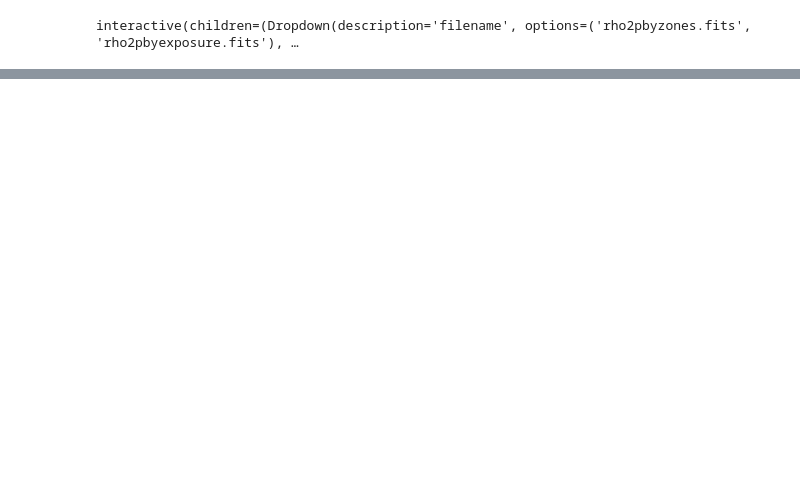
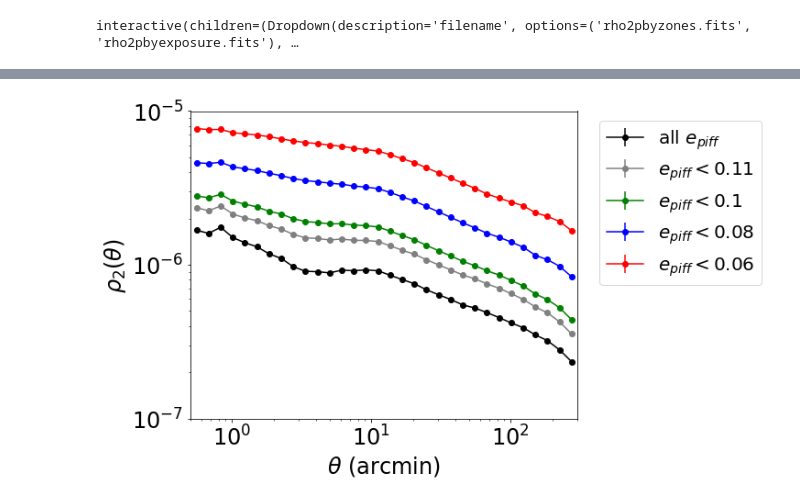
Before and after one commit to andalenavals/notebooks, a Jupyter notebook: y3a1-v29tests/y3a1-v29TESTS.ipynb, the cells around one changed output, grey strips where cells are left out. Cells and saved outputs as stored; diff of their text form; code cells hidden in the pictures; blank space fills up the shorter version.

Commit message:
including json files and rho by analysis data

```diff
--- a/y3a1-v29tests/y3a1-v29TESTS.ipynb
+++ b/y3a1-v29tests/y3a1-v29TESTS.ipynb
@@ -246,0 +285,9 @@ def plotCCD2D(filename, field, title, cmap_name):
+# %%
+def pretty_rho2(meanr, rho, sig, sqrtn,figcolor):
+    import matplotlib
+    import matplotlib.pyplot as plt
+
+    plt.plot(meanr, rho, color=figcolor)
+    plt.plot(meanr, -rho, color=figcolor, ls=':')
+    plt.errorbar(meanr[rho>0], rho[rho>0], yerr=sig[rho>0]/sqrtn, color=figcolor, ls='', marker='o')
+    plt.errorbar(meanr[rho<0], -rho[rho<0], yerr=sig[rho<0]/sqrtn, color=figcolor, ls='', marker='o')
@@ -358,0 +498,38 @@ interactive(children=(Dropdown(description='filename', options=('rho2pbyzones.fi
+# %%
+meanr,rho2p, sig_rho2, sqrtn= readrho2fromjson("json/test2b/allzones_rho_all_irz.json")
+meanr_1,rho2p_1, sig_rho2_1, sqrtn_1 = readrho2fromjson("json/test2b/allzones_ep0.1_rho_all_irz.json")
+meanr_2,rho2p_2, sig_rho2_2, sqrtn_2 = readrho2fromjson("json/test2b/allzones_ep0.06_rho_all_irz.json")
+meanr_3,rho2p_3, sig_rho2_3, sqrtn_3 = readrho2fromjson("json/test2b/allzones_ep0.08_rho_all_irz.json")
+meanr_4,rho2p_4, sig_rho2_4, sqrtn_4 = readrho2fromjson("json/test2b/allzones_ep0.11_rho_all_irz.json")
+# %%
+%matplotlib inline
+import matplotlib.pyplot as plt
+fig=plt.figure(1,figsize=(12,6))
+
+pretty_rho2(meanr, rho2p, sig_rho2, sqrtn,figcolor='black')
+pretty_rho2(meanr_1, rho2p_1, sig_rho2_1, sqrtn_1,figcolor='green')
+pretty_rho2(meanr_2, rho2p_2, sig_rho2_2, sqrtn_2,figcolor='red')
+pretty_rho2(meanr_3, rho2p_3, sig_rho2_3, sqrtn_3,figcolor='blue')
+pretty_rho2(meanr_4, rho2p_4, sig_rho2_4, sqrtn_3,figcolor='gray')
+
+
+rho2_line = plt.errorbar(-meanr, rho2p, yerr=sig_rho2, color='black', marker='o')
+rho2_line_1 = plt.errorbar(-meanr_1, rho2p_1, yerr=sig_rho2_1, color='green', marker='o')
+rho2_line_2 = plt.errorbar(-meanr_2, rho2p_2, yerr=sig_rho2_2, color='red', marker='o')
+rho2_line_3 = plt.errorbar(-meanr_3, rho2p_3, yerr=sig_rho2_3, color='blue', marker='o')
+rho2_line_4 = plt.errorbar(-meanr_4, rho2p_4, yerr=sig_rho2_4, color='gray', marker='o')
+
+plt.legend([rho2_line, rho2_line_4, rho2_line_1, rho2_line_3 , rho2_line_2  ],
+           ['all 'r'$e_{piff}$', r'$e_{piff}<0.11$',r'$e_{piff}<0.1$', r'$e_{piff}<0.08$',r'$e_{piff}<0.06$'],
+           loc='upper right', fontsize=20, bbox_to_anchor=(1.5,1.0))#bbox_to_anchor=(0.5,-0.1)
+plt.ylim( [1.e-7, 1.e-5] )
+plt.tick_params(axis='both', which='major', labelsize=24)
+plt.xlim( [0.5,300.] )
+plt.xlabel(r'$\theta$ (arcmin)', fontsize=24)
+plt.ylabel(r'$\rho_{2}(\theta)$', fontsize=24)
+plt.xscale('log')
+plt.yscale('log', nonposy='clip')
+plt.tight_layout()
+plt.savefig('rho2p_y3a1-v29_neglecting_stars.pdf', dpi=150)
+# %% [output]
+[figure, added]
```
Also changed, not shown: parts of 14 cells of this notebook, 17 other files.
